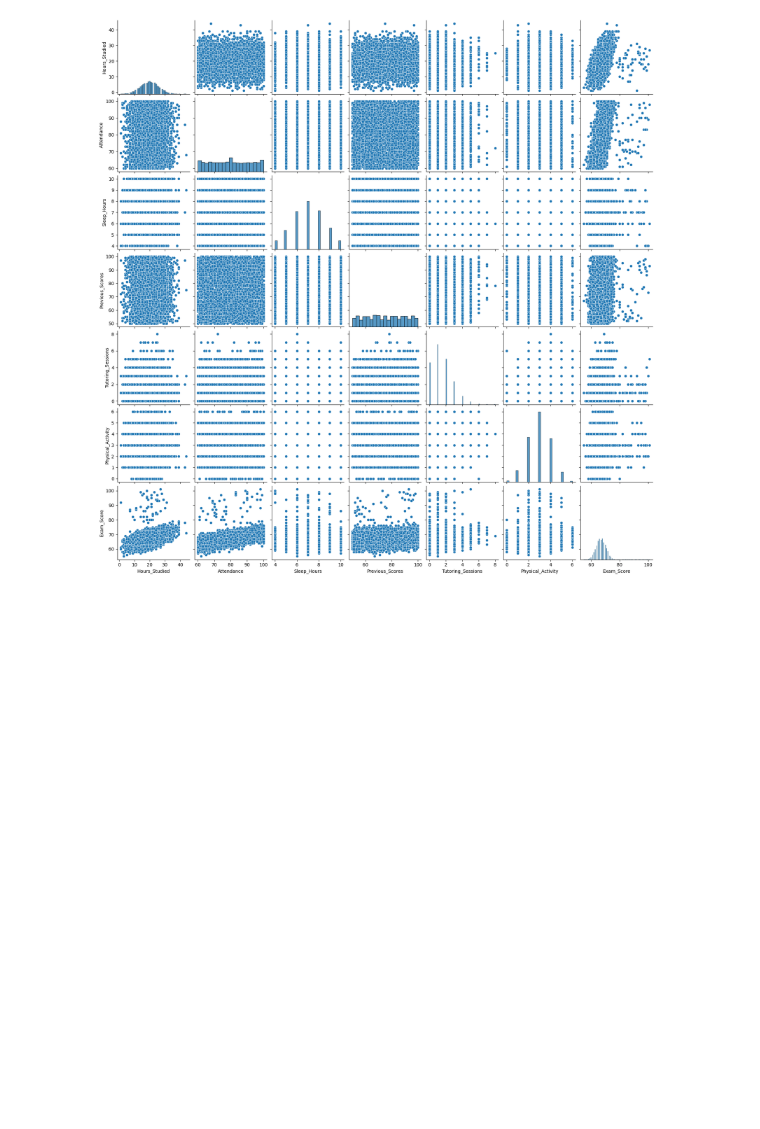
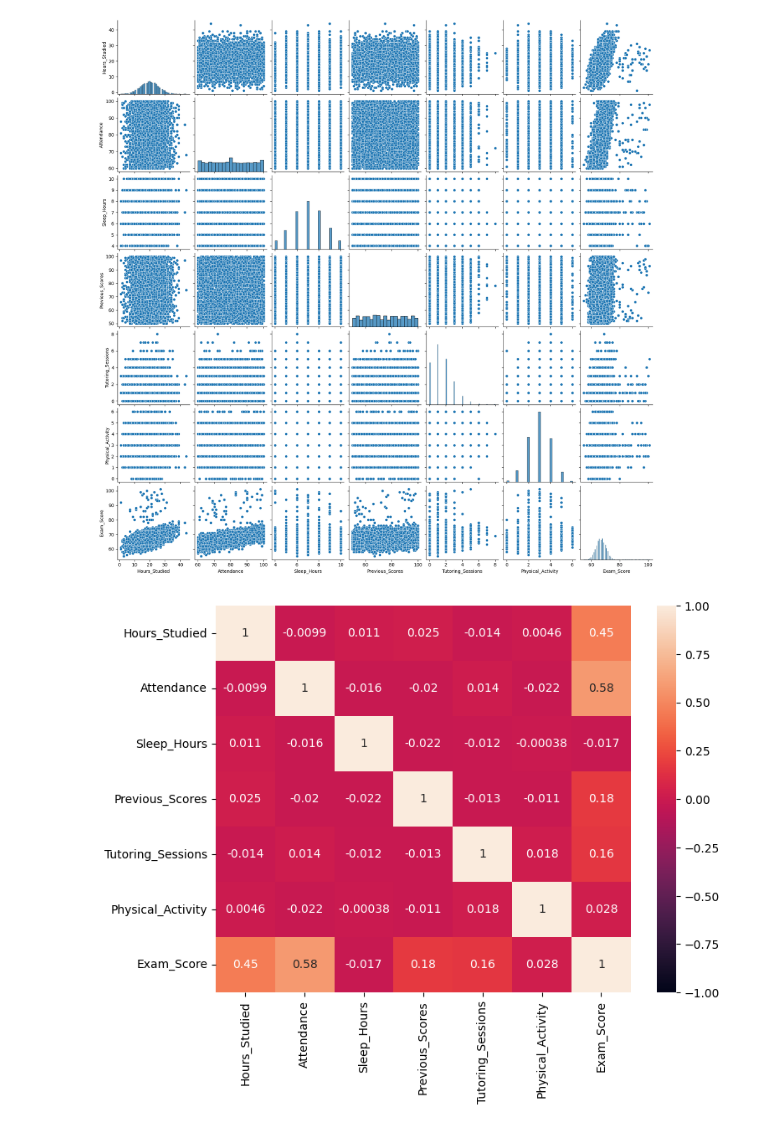
Before and after one commit to hey-hector/2026-02-BILBAO-FT-Data-Science, a Jupyter notebook: 2-Data_Analysis/EDA/Proyecto EDA_Hector.ipynb, the cells around one changed output. Drawn from its saved outputs; the diff is of its cells as text; code cells hidden in the pictures; blank space fills up the shorter version.

```diff
--- a/2-Data_Analysis/EDA/Proyecto EDA_Hector.ipynb
+++ b/2-Data_Analysis/EDA/Proyecto EDA_Hector.ipynb
@@ -546,3 +595,25 @@ plt.show() #limpia cualquier texto residual del sistema y muestra la imagen fina
 # %% [output]
 <Figure size 1500x2000 with 0 Axes>
 [figure]
+# %%
+#También se representa un mapa de calor de las variables Numéricas para ver la relación entre ellas:
+plt.figure(figsize = (8, 6))
+sns.heatmap(students[["Hours_Studied", "Attendance", "Sleep_Hours", "Previous_Scores", "Tutoring_Sessions", "Physical_Activity", "Exam_Score"]].corr(),
+            annot = True, vmin = -1, vmax = 1)
+plt.show()
+#El comando ".corr()" crea la matriz de correlación
+#El comando "annot = True" hace que se muestren los valores numéricos dentro de cada celda
+#El mapa de calor o "heatmap" se interpreta de la siguiente manera:
+#valores cercanos a 1: indican una correlación positiva fuerte (si una variable aumenta, la otra también)
+#valores cercanos a -1: indican una correlación negativa fuerte (si una variable aumenta, la otra disminuye)
+#valores cercanos a 0: sugieren una relación lineal débil o inexistente
+
+#Sabiendo eso, estas son las CONCLUSIONES que se pueden sacar:
+#Las variables que más afectan a nuestra variable principal "Exam_Score" son "Hours_Studied" y "Attendance" (como era de preveer) con una correlación positiva, es decir,
+#contra más horas estudiadas y más se atienda a clase, mejor nota se sacará en el examen
+#En otro nivel estarían las variables "Previous_Scores" y "Tutoring_Sessions" también con una correlación positiva pero mucho menos que las 2 anteriores
+#El resto de variables Numéricas "Sleep_Hours" y "Physical_Activity" se podría decir que no afectan en absoluto a la nota del examen "Exam_Score"
+#ya que muestran valores muy cercanos (0.0x) tanto en valor positivo como negativo.
+#Lo mismo se puede decir del resto de variables entre sí: no se afectan en absoluto entre sí
+# %% [output]
+[figure, added]
```
Also changed, not shown: parts of 25 cells of this notebook, 15 other files.
